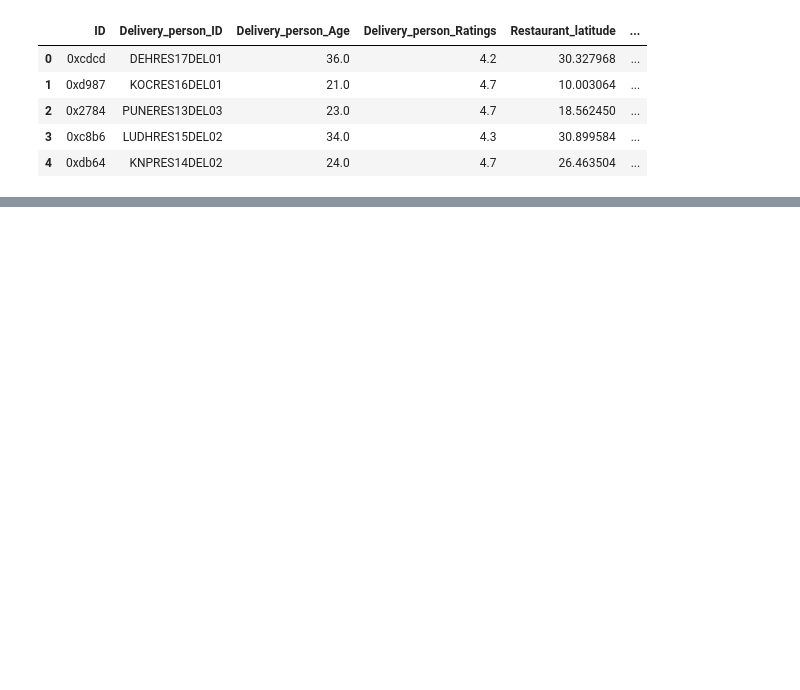
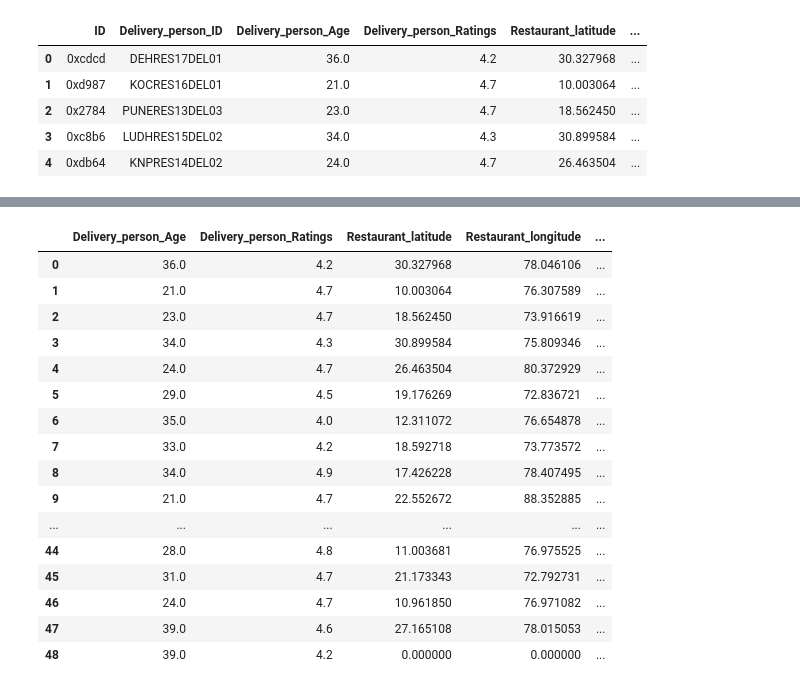
Before and after one commit to AKISHPOTHURI/FoodDelivery, a Jupyter notebook: notebooks/ModelTraining.ipynb, the cells around one changed output, grey strips where cells are left out. Saved outputs shown, nothing was run; the diff lists cells and outputs as text; code cells hidden in the pictures; blank space fills up the shorter version.

```diff
--- a/notebooks/ModelTraining.ipynb
+++ b/notebooks/ModelTraining.ipynb
@@ -18,0 +43,5 @@ df=data.drop(labels=['ID'], axis=1)
+# %%
+data=data.drop(labels=['ID','Delivery_person_ID'], axis=1)
+df = data.loc[data.isnull().sum(1)>=3]
+data1 = pd.concat([data, df, df]).drop_duplicates(keep=False)
+df = data1[data1['City'].notna()]
@@ -41,5 +88,55 @@ Time_taken (min)                  0
 dtype: int64
+# %%
+df = df.dropna()
+# %%
+
+# Set the earth's radius (in kilometers)
+R = 6371
+index = []
+# Convert degrees to radians
+def deg_to_rad(degrees):
+    return degrees * (np.pi/180)
+
+# Function to calculate the distance between two points using the haversine formula
+def distcalculate(lat1, lon1, lat2, lon2):
+    d_lat = deg_to_rad(lat2-lat1)
+    d_lon = deg_to_rad(lon2-lon1)
+    a = np.sin(d_lat/2)**2 + np.cos(deg_to_rad(lat1)) * np.cos(deg_to_rad(lat2)) * np.sin(d_lon/2)**2
+    c = 2 * np.arctan2(np.sqrt(a), np.sqrt(1-a))
+    return R * c
+
+# Calculate the distance between each pair of points
+# data1['distance'] = np.nan
+
+for i in range(len(df)):
+    if i in data1.index:
+        df.loc[i, 'distance'] = distcalculate(df.loc[i, 'Restaurant_latitude'],
+                                        df.loc[i, 'Restaurant_longitude'],
+                                        df.loc[i, 'Delivery_location_latitude'],
+                                        df.loc[i, 'Delivery_location_longitude'])
+    else:
+        index.append(i)
 # %%
 #Independent and dependent features
-X = data.drop(labels=['Time_taken (min)'], axis=1)
-Y = data[['Time_taken (min)']]
+X = df.drop(labels=['Time_taken (min)'], axis=1)
+Y = df[['Time_taken (min)']]
+# %%
+X
+# %% [output]
+|  | Delivery_person_Age | Delivery_person_Ratings | Restaurant_latitude | Restaurant_longitude | ... |
+| 0 | 36.0 | 4.2 | 30.327968 | 78.046106 | ... |
+| 1 | 21.0 | 4.7 | 10.003064 | 76.307589 | ... |
+| 2 | 23.0 | 4.7 | 18.562450 | 73.916619 | ... |
+| 3 | 34.0 | 4.3 | 30.899584 | 75.809346 | ... |
+| 4 | 24.0 | 4.7 | 26.463504 | 80.372929 | ... |
+| 5 | 29.0 | 4.5 | 19.176269 | 72.836721 | ... |
+| 6 | 35.0 | 4.0 | 12.311072 | 76.654878 | ... |
+| 7 | 33.0 | 4.2 | 18.592718 | 73.773572 | ... |
+| 8 | 34.0 | 4.9 | 17.426228 | 78.407495 | ... |
+| 9 | 21.0 | 4.7 | 22.552672 | 88.352885 | ... |
+| ... | ... | ... | ... | ... | ... |
+| 44 | 28.0 | 4.8 | 11.003681 | 76.975525 | ... |
+| 45 | 31.0 | 4.7 | 21.173343 | 72.792731 | ... |
+| 46 | 24.0 | 4.7 | 10.961850 | 76.971082 | ... |
+| 47 | 39.0 | 4.6 | 27.165108 | 78.015053 | ... |
+| 48 | 39.0 | 4.2 | 0.000000 | 0.000000 | ... |
```
Also changed, not shown: parts of 18 cells of this notebook, 2 other files.
